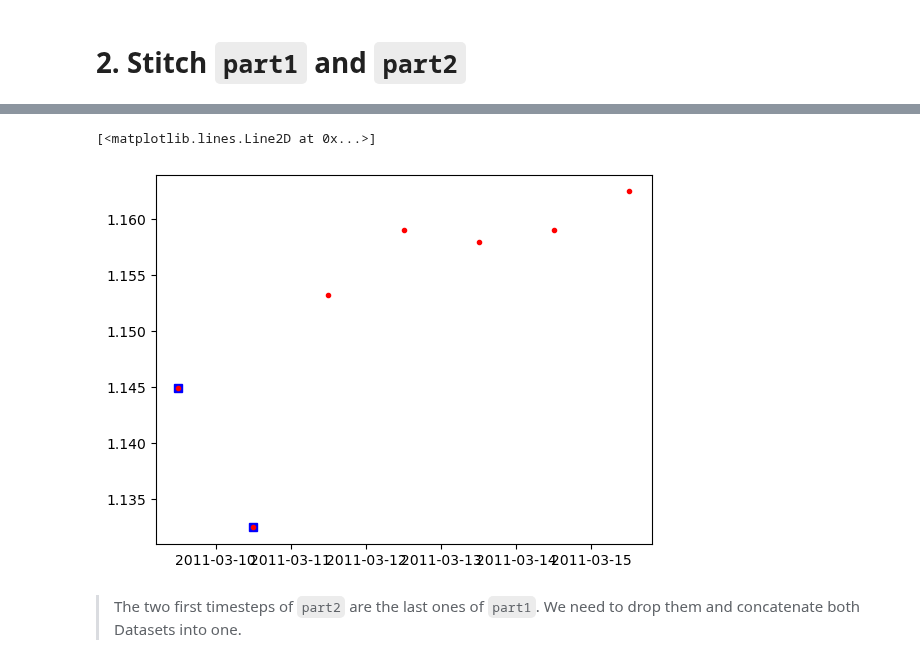
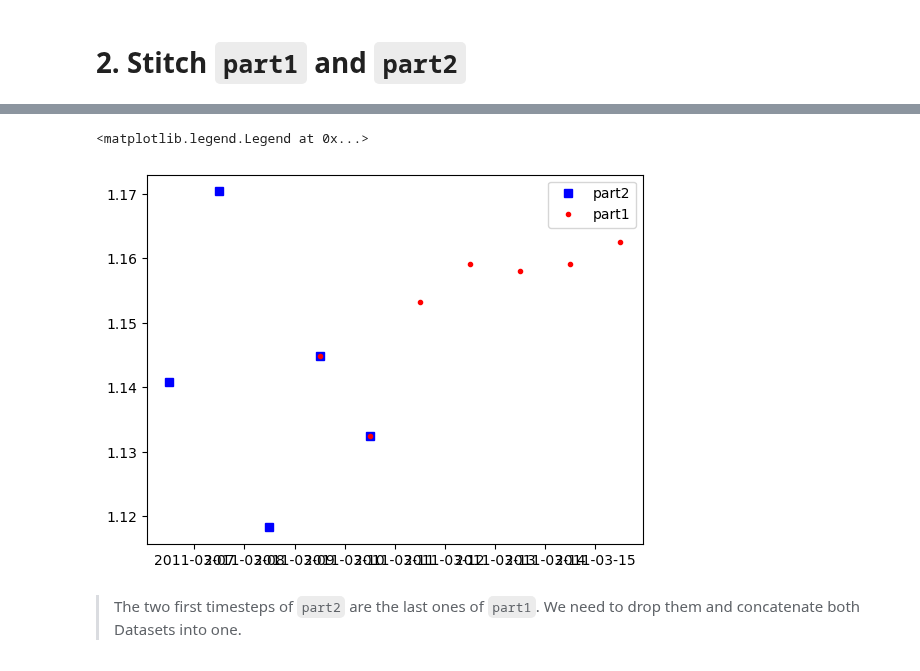
Before and after one commit to OceanParcels/Backtracking_Abyssal_Nanoplastics, a Jupyter notebook: simulation/stitch_together_output_files.ipynb, the cells around one changed output, grey strips where cells are left out. Saved outputs shown, nothing was run; the diff lists cells and outputs as text; code cells hidden in the pictures.

```diff
--- a/simulation/stitch_together_output_files.ipynb
+++ b/simulation/stitch_together_output_files.ipynb
@@ -72,7 +72,7 @@ Data variables: (12/20)
     parcels_mesh:           spherical
     parcels_version:        2.4.2
 # %%
-part2 = xr.open_dataset('/storage/shared/oceanparcels/output_data/data_Claudio/abyssal_nps_outputs/hc13_23000_BM_True_lasttwo.zarr')
+part2 = xr.open_dataset('/storage/shared/oceanparcels/output_data/data_Claudio/abyssal_nps_outputs/merge_23000/hc13_23000_BM_False_part2.zarr')
 # %%
 part2
 # %% [output]
@@ -105,10 +105,11 @@ plt.legend()
 # %%
 pp = 40
-plt.plot(part2.time[pp, :2], part2.cons_temperature[pp, :2], 'bs')
-plt.plot(part1.time[pp, -7:], part1.cons_temperature[pp,-7:], 'r.')
+plt.plot(part2.time[pp, :5], part2.cons_temperature[pp, :5], 'bs', label='part2')
+plt.plot(part1.time[pp, -7:], part1.cons_temperature[pp,-7:], 'r.', label='part1')
+plt.legend()
 # %% [output]
-[<matplotlib.lines.Line2D at 0x...>]
+<matplotlib.legend.Legend at 0x...>
-[figure, old version]
+[figure, new version]
 # %% [markdown]
 > The two first timesteps of `part2` are the last ones of `part1`. We need to drop them and concatenate both Datasets into one.
 # %%
```
Also changed, not shown: parts of 9 cells of this notebook, 1 other file.
